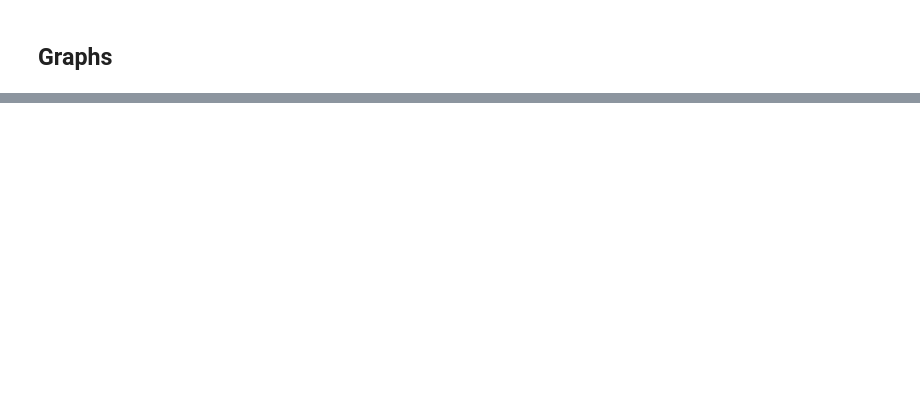
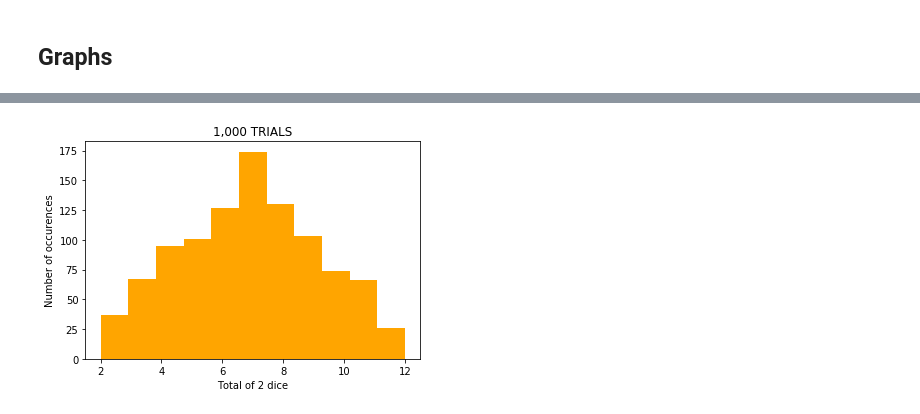
Before and after one commit to vipulpopat/MSCAI_CE4021_Week6, a Jupyter notebook: Etivity6.ipynb, the cells around one changed output, grey strips where cells are left out. Saved outputs shown, nothing was run; the diff lists cells and outputs as text; code cells hidden in the pictures; blank space fills up the shorter version.

```diff
--- a/Etivity6.ipynb
+++ b/Etivity6.ipynb
@@ -57,0 +95,9 @@ Sample Standard Deviation: 2.4139205201290284
+# %%
+num_bins = 11
+plt.title("1,000 TRIALS")
+plt.xlabel('Total of 2 dice')
+plt.ylabel('Number of occurences')
+plt.hist(result_of_1K_trials, num_bins, facecolor='orange')
+plt.show()
+# %% [output]
+[figure, added]
```
Also changed, not shown: parts of 10 cells of this notebook.
